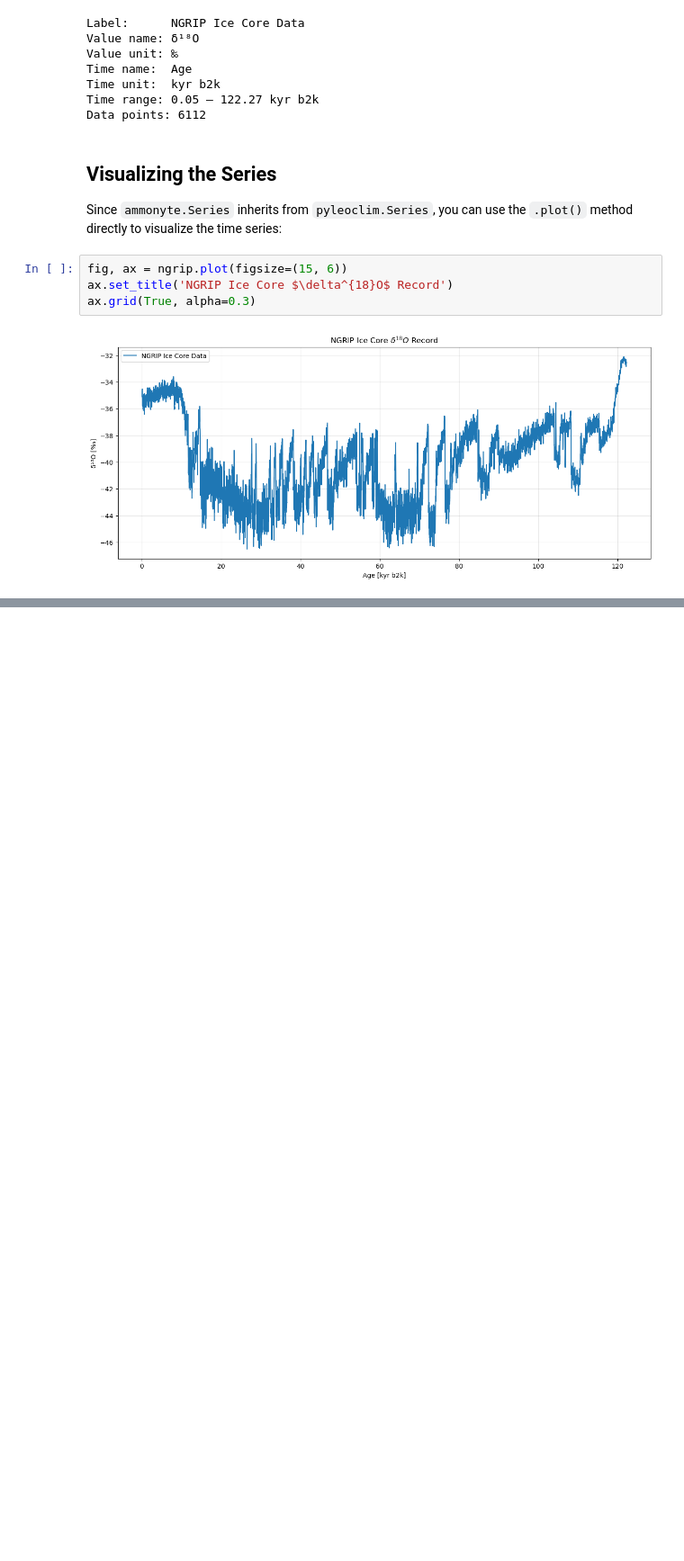
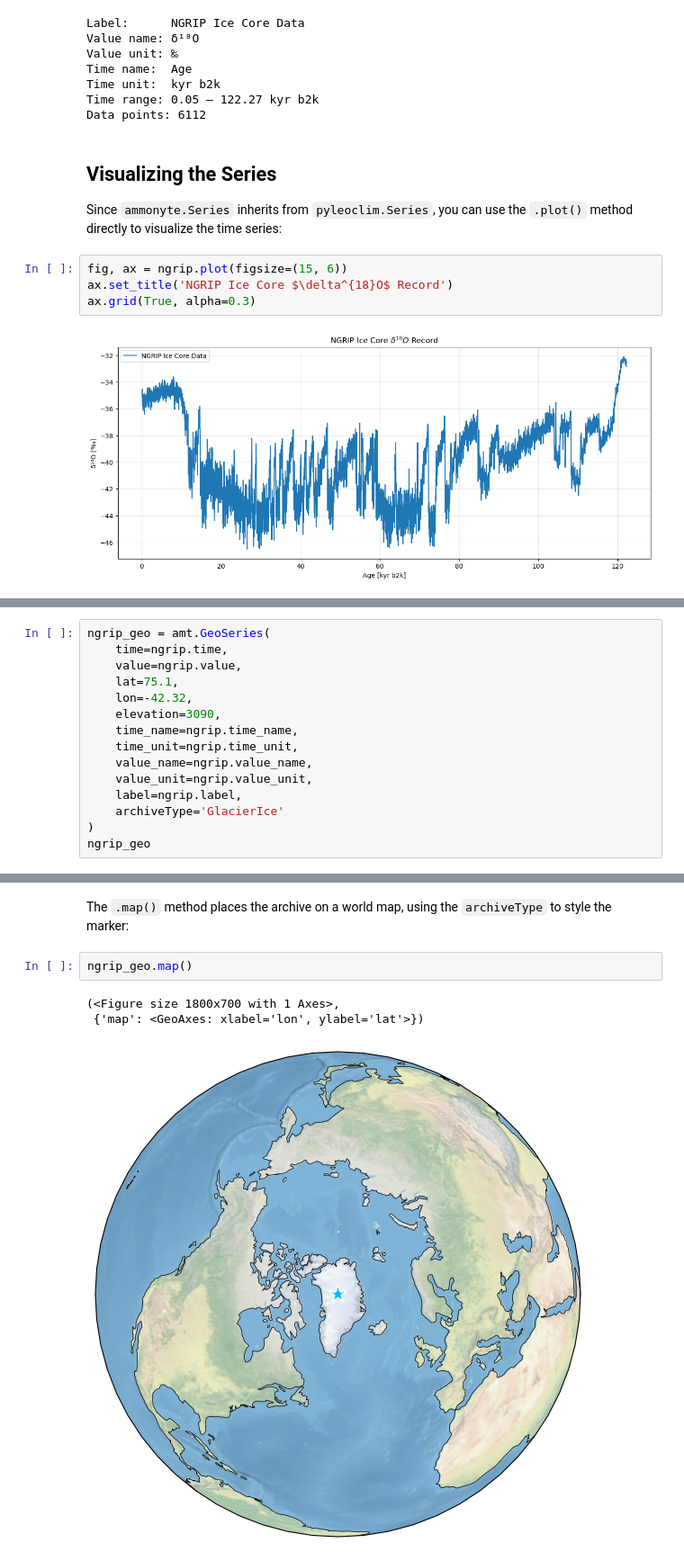
Before and after one commit to LinkedEarth/Ammonyte, a Jupyter notebook: notebooks/Getting_Started.ipynb, the cells around one changed output, grey strips where cells are left out. Shown at 90% size. Saved outputs shown, nothing was run; the diff lists cells and outputs as text; blank space fills up the shorter version.

```diff
--- a/notebooks/Getting_Started.ipynb
+++ b/notebooks/Getting_Started.ipynb
@@ -88,0 +99,15 @@ ax.grid(True, alpha=0.3)
+# %%
+ngrip_geo = amt.GeoSeries(
+    time=ngrip.time,
+    value=ngrip.value,
+    lat=75.1,
+    lon=-42.32,
+    elevation=3090,
+    time_name=ngrip.time_name,
+    time_unit=ngrip.time_unit,
+    value_name=ngrip.value_name,
+    value_unit=ngrip.value_unit,
+    label=ngrip.label,
+    archiveType='GlacierIce'
+)
+ngrip_geo
@@ -88,0 +131,8 @@ ax.grid(True, alpha=0.3)
+# %% [markdown]
+The `.map()` method places the archive on a world map, using the `archiveType` to style the marker:
+# %%
+ngrip_geo.map()
+# %% [output]
+(<Figure size 1800x700 with 1 Axes>,
+ {'map': <GeoAxes: xlabel='lon', ylabel='lat'>})
+[figure, added]
```
Also changed, not shown: parts of 2 cells of this notebook, 23 other files.
